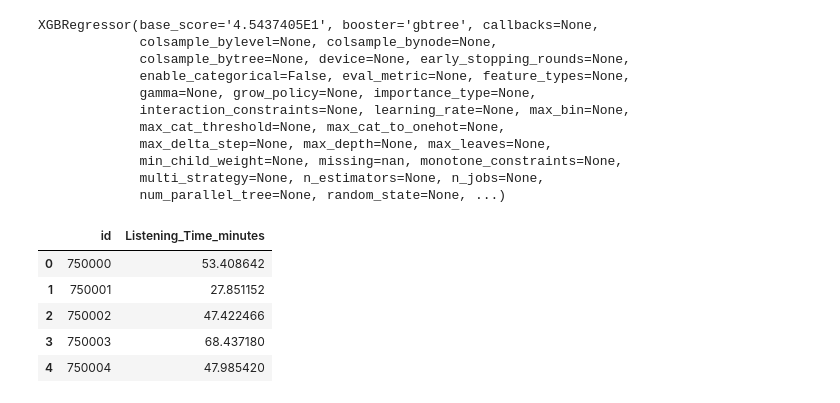
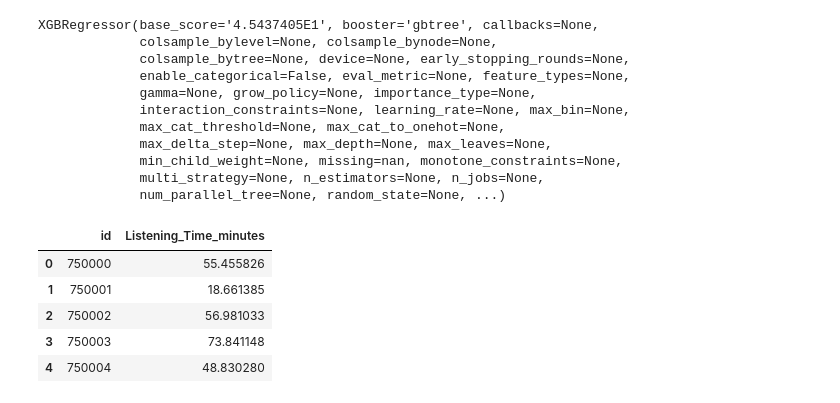
Before and after one commit to vishal-adithya/Kaggle-PlaygroundSeries, a Jupyter notebook: Season-5 ep-4/main.ipynb, the cells around one changed output. Saved outputs shown, nothing was run; the diff lists cells and outputs as text; code cells hidden in the pictures.

```diff
--- a/Season-5 ep-4/main.ipynb
+++ b/Season-5 ep-4/main.ipynb
@@ -252,7 +253,7 @@ Episode_Sentiment__Positive    0
 dtype: int64
 # %%
 model = xgb.XGBRegressor()
-model.load_model("v-1.bin")
+model.load_model("v-4.bin")
 model
 # %% [output]
 XGBRegressor(base_score='4.5437405E1', booster='gbtree', callbacks=None,
@@ -269,16 +270,16 @@ XGBRegressor(base_score='4.5437405E1', booster='gbtree', callbacks=None,
 # %%
 sub = pd.read_csv("Data/sample_submission.csv")
 test_x = test_df.values
 
 predicted = model.predict(test_x)
 sub["Listening_Time_minutes"] = predicted
 
-sub.to_csv("submission(v-1).csv",index=False)
+sub.to_csv("submission(v-3).csv",index=False)
 sub.head()
 # %% [output]
 |  | id | Listening_Time_minutes |
-| 0 | 750000 | 53.408642 |
-| 1 | 750001 | 27.851152 |
-| 2 | 750002 | 47.422466 |
-| 3 | 750003 | 68.437180 |
-| 4 | 750004 | 47.985420 |
+| 0 | 750000 | 55.455826 |
+| 1 | 750001 | 18.661385 |
+| 2 | 750002 | 56.981033 |
+| 3 | 750003 | 73.841148 |
+| 4 | 750004 | 48.830280 |
```
Also changed, not shown: parts of 4 cells of this notebook, 4 other files.
